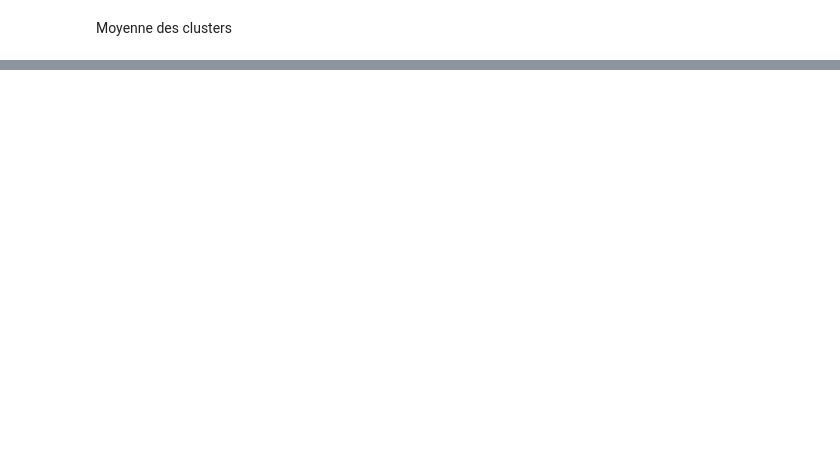
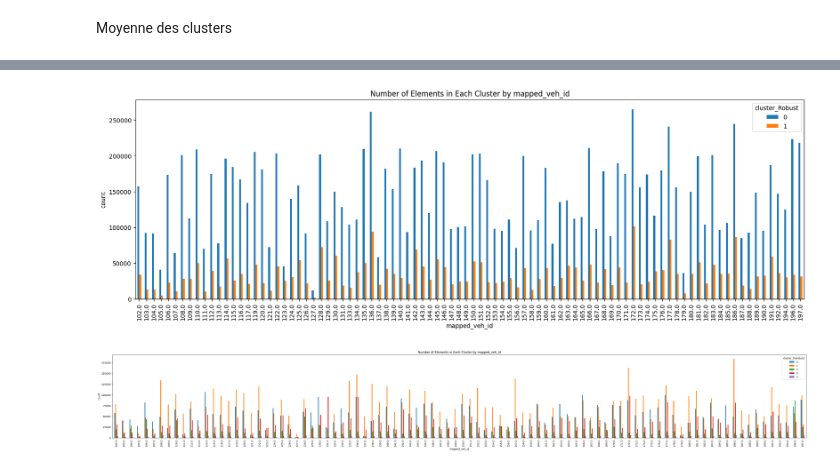
Before and after one commit to koadegno/data-minig-project, a Jupyter notebook: K-Algo.ipynb, the cells around one changed output, grey strips where cells are left out. Cells and saved outputs as stored; diff of their text form; code cells hidden in the pictures; blank space fills up the shorter version.

```diff
--- a/K-Algo.ipynb
+++ b/K-Algo.ipynb
@@ -152,0 +163,30 @@ cluster_elements_sorted.to_clipboard()
+# %%
+# Group the data by 'mapped_veh_id' and 'cluster_Robust' and calculate the count
+cluster_elements = data.groupby(['mapped_veh_id', 'cluster_Robust']).size().reset_index(name='count')
+
+# Pivot the data to have 'mapped_veh_id' as the index, 'cluster_Robust' as the columns, and 'count' as the values
+pivot_data = cluster_elements.pivot(index='mapped_veh_id', columns='cluster_Robust', values='count')
+
+# Plot the bar graph
+pivot_data.plot(kind='bar', stacked=False, figsize=(20, 6))
+plt.xlabel('mapped_veh_id')
+plt.ylabel('count')
+plt.title('Number of Elements in Each Cluster by mapped_veh_id')
+plt.show()
+# %% [output]
+[figure, added]
+# %%
+# Group the data by 'mapped_veh_id' and 'cluster_Standard' and calculate the count
+cluster_elements = data.groupby(['mapped_veh_id', 'cluster_Standard']).size().reset_index(name='count')
+
+# Pivot the data to have 'mapped_veh_id' as the index, 'cluster_Standard' as the columns, and 'count' as the values
+pivot_data = cluster_elements.pivot(index='mapped_veh_id', columns='cluster_Standard', values='count')
+
+# Plot the bar graph
+pivot_data.plot(kind='bar', stacked=False, figsize=(50, 6))
+plt.xlabel('mapped_veh_id')
+plt.ylabel('count')
+plt.title('Number of Elements in Each Cluster by mapped_veh_id')
+plt.show()
+# %% [output]
+[figure, added]
```
Also changed, not shown: parts of 14 cells of this notebook.
